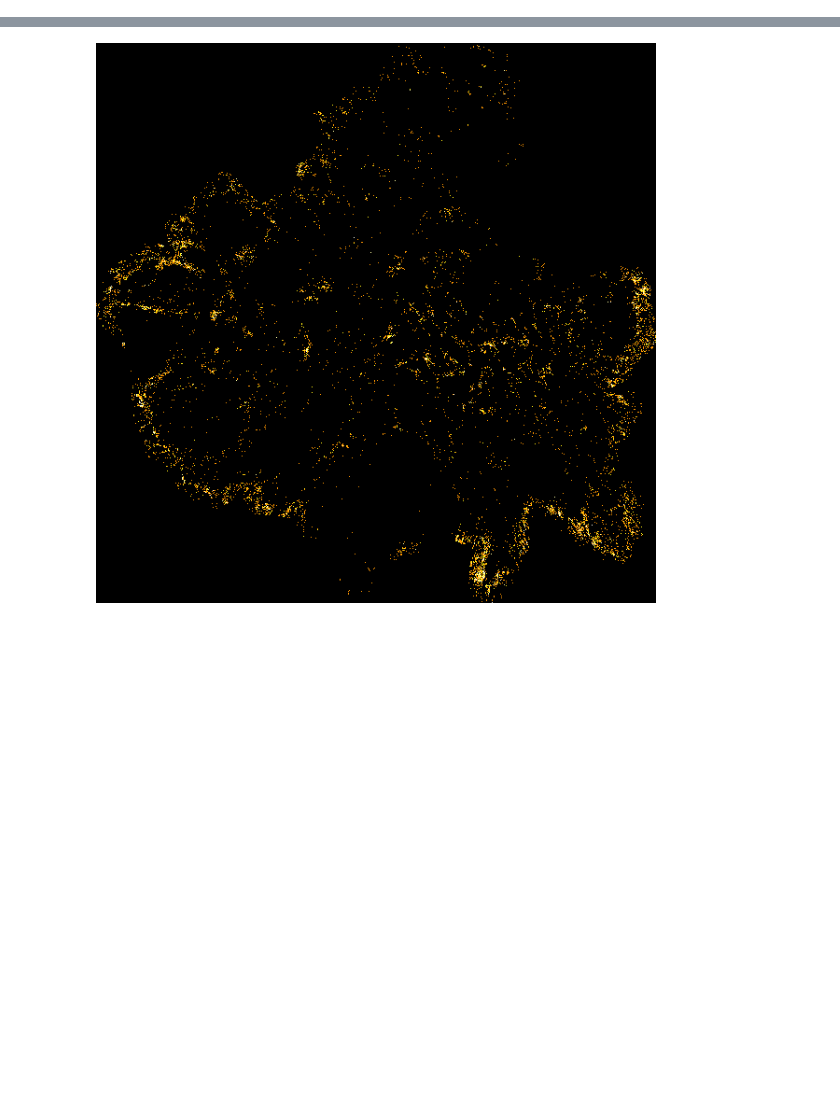
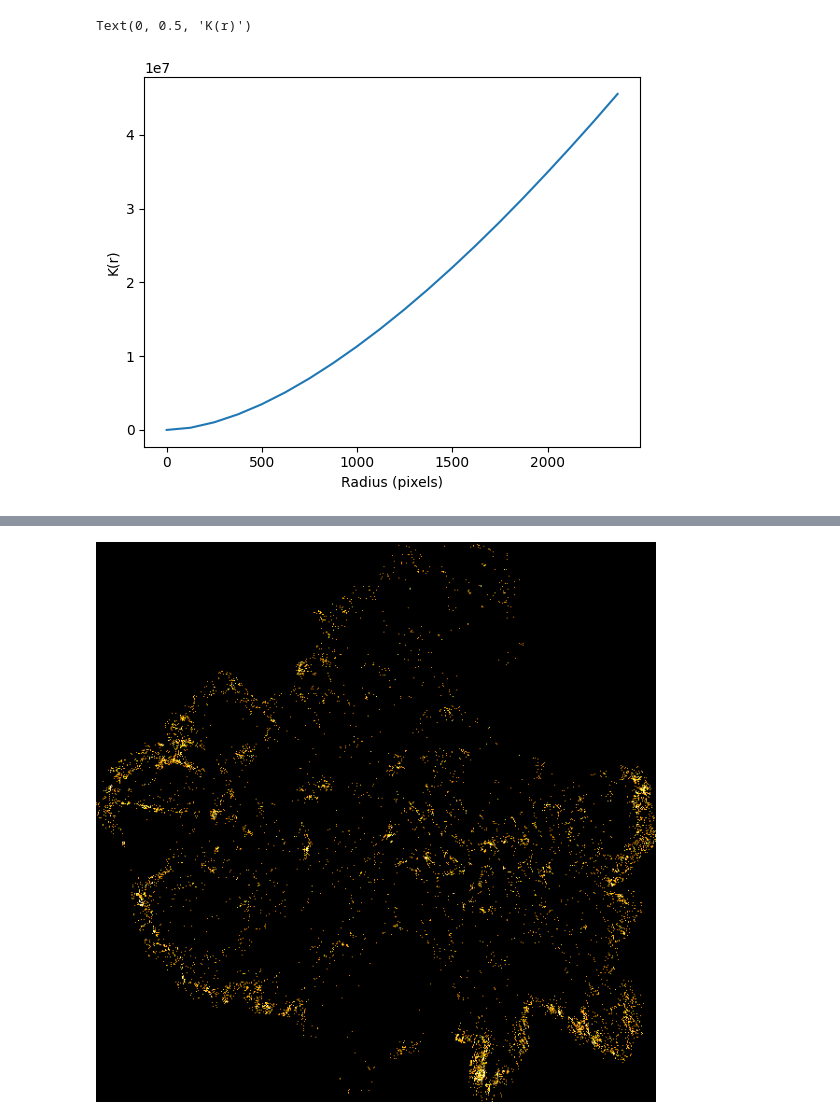
Before and after one commit to M-Fotheringham/Whole-Slide_vs_TMA_Sampling, a Jupyter notebook: src/SimuSamp/scripts/spatial_point_patterns.ipynb, the cells around one changed output, grey strips where cells are left out. Saved outputs shown, nothing was run; the diff lists cells and outputs as text; code cells hidden in the pictures; blank space fills up the shorter version.

Commit message:
point pattern analyses

```diff
--- a/src/SimuSamp/scripts/spatial_point_patterns.ipynb
+++ b/src/SimuSamp/scripts/spatial_point_patterns.ipynb
@@ -29,3 +30,12 @@ spatdat = SpatDat(sampleid="13_G", parent_filepath=parent_filepath)
 all_cells = spatdat.subset_cells("partition")
 im_cells = spatdat.subset_cells("IM")
 tum_cells = spatdat.subset_cells("tumour")
+# %%
+support, kfunc = pointpats.k(all_cells)
+# %%
+plt.plot(support, kfunc)
+plt.xlabel("Radius (pixels)")
+plt.ylabel("K(r)")
+# %% [output]
+Text(0, 0.5, 'K(r)')
+[figure, added]
```
Also changed, not shown: parts of 3 cells of this notebook.
